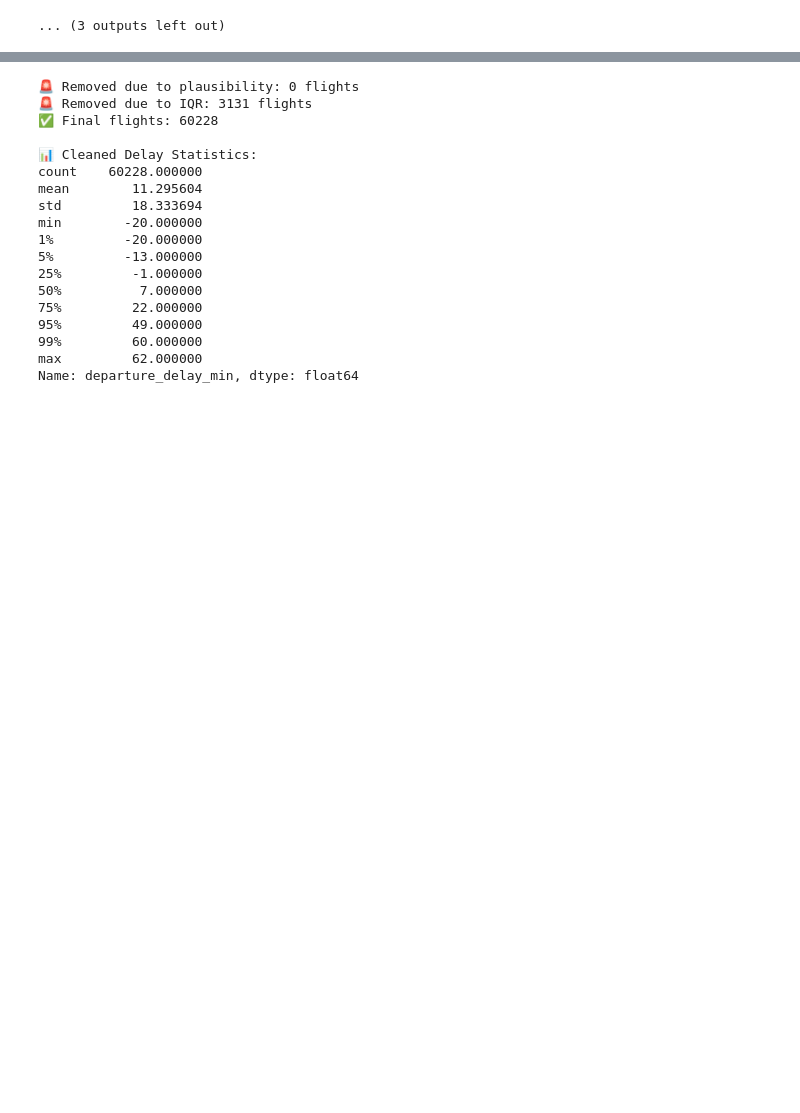
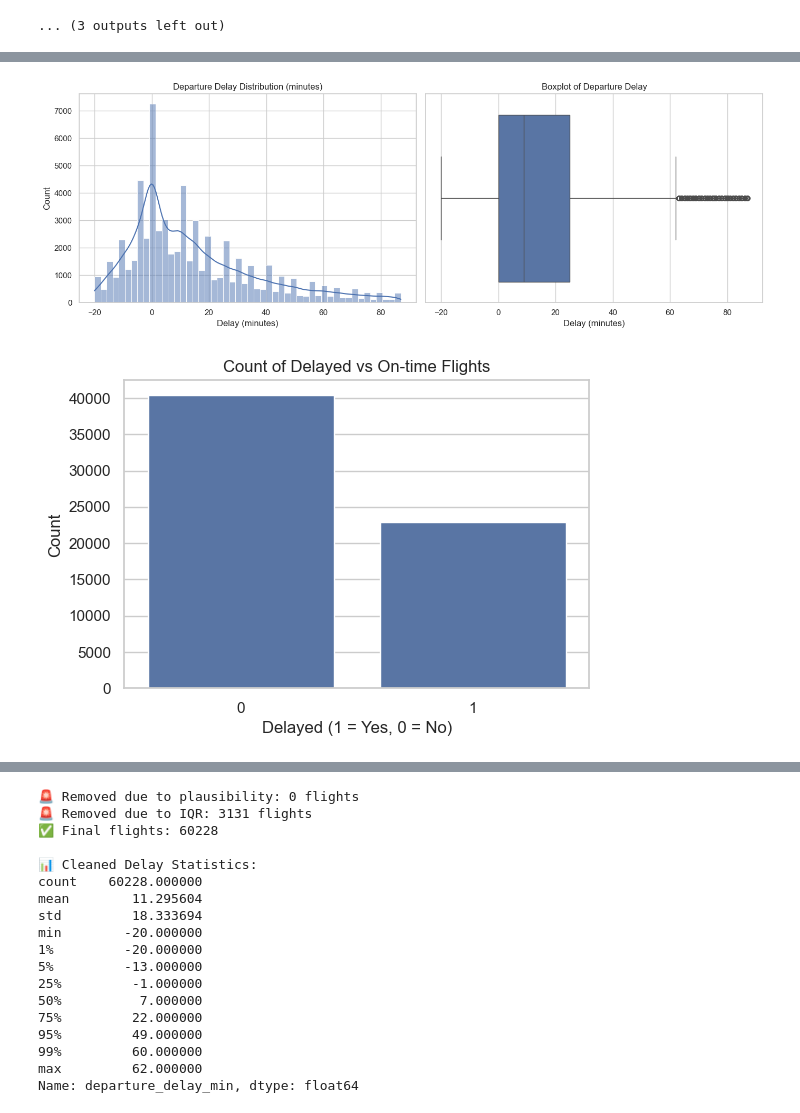
Before and after one commit to ZahraZellazi/DelayPrediction, a Jupyter notebook: DelayPrediction.ipynb, the cells around one changed output, grey strips where cells are left out. Saved outputs shown, nothing was run; the diff lists cells and outputs as text; code cells hidden in the pictures; blank space fills up the shorter version.

```diff
--- a/DelayPrediction.ipynb
+++ b/DelayPrediction.ipynb
@@ -241,0 +217,13 @@ ATA_ts valid count: 279080 / 1015439
+# %%
+dfs = {
+    'vol': vol,
+    'type_vol': type_vol,
+    'type_avion': type_avion,
+    'service': service,
+    'historical_coord': historical_coord,
+    'code_retard': code_retard,
+    'aeroport': aeroport
+}
+
+for columns, df in dfs.items():
+    print(f"\n{columns} columns: {df.columns}")
@@ -374,0 +377,65 @@ Name: departure_delay_min, dtype: float64
+# %%
+import matplotlib.pyplot as plt
+import seaborn as sns
+
+# Set style
+sns.set_theme(style="whitegrid")
+
+# 1. Basic info
+print(f"Dataset shape: {clean_df.shape}")
+print(clean_df.info())
+print(clean_df.describe())
+
+print(f"Delay rate: {clean_df['delayed'].mean():.2%}")
+
+# 2. Delay distribution
+plt.figure(figsize=(14, 5))
+
+plt.subplot(1, 2, 1)
+sns.histplot(clean_df['departure_delay_min'], bins=50, kde=True)
+plt.title('Departure Delay Distribution (minutes)')
+plt.xlabel('Delay (minutes)')
+
+plt.subplot(1, 2, 2)
+sns.boxplot(x=clean_df['departure_delay_min'])
+plt.title('Boxplot of Departure Delay')
+plt.xlabel('Delay (minutes)')
+
+plt.tight_layout()
+plt.show()
+
+# Binary delay counts
+plt.figure(figsize=(6, 4))
+sns.countplot(x='delayed', data=clean_df)
+plt.title('Count of Delayed vs On-time Flights')
+plt.xlabel('Delayed (1 = Yes, 0 = No)')
+plt.ylabel('Count')
+plt.show()
+
+# 3. Extract time features
+clean_df['STD_date'] = clean_df['STD_ts'].dt.date
+clean_df['STD_hour'] = clean_df['STD_ts'].dt.hour
+clean_df['STD_month'] = clean_df['STD_ts'].dt.month
+clean_df['STD_year'] = clean_df['STD_ts'].dt.year
+
+# Delay rate by hour of day
+delay_by_hour = clean_df.groupby('STD_hour')['delayed'].mean()
+
+plt.figure(figsize=(10, 5))
+sns.lineplot(x=delay_by_hour.index, y=delay_by_hour.values)
+plt.title('Average Delay Rate by Scheduled Departure Hour')
+plt.xlabel('Scheduled Departure Hour')
+plt.ylabel('Delay Rate')
+plt.xticks(range(0, 24))
+plt.show()
+
+# Delay counts by year
+delay_by_year = clean_df.groupby('STD_year')['delayed'].mean()
+
+plt.figure(figsize=(10, 5))
+sns.barplot(x=delay_by_year.index, y=delay_by_year.values)
+plt.title('Average Delay Rate by Year')
+plt.xlabel('Year')
+plt.ylabel('Delay Rate')
+plt.show()
+# %% [output]
@@ -374,0 +459,2 @@ Name: departure_delay_min, dtype: float64
+[figure, added]
+[figure, added]
```
Also changed, not shown: parts of 10 cells of this notebook.
